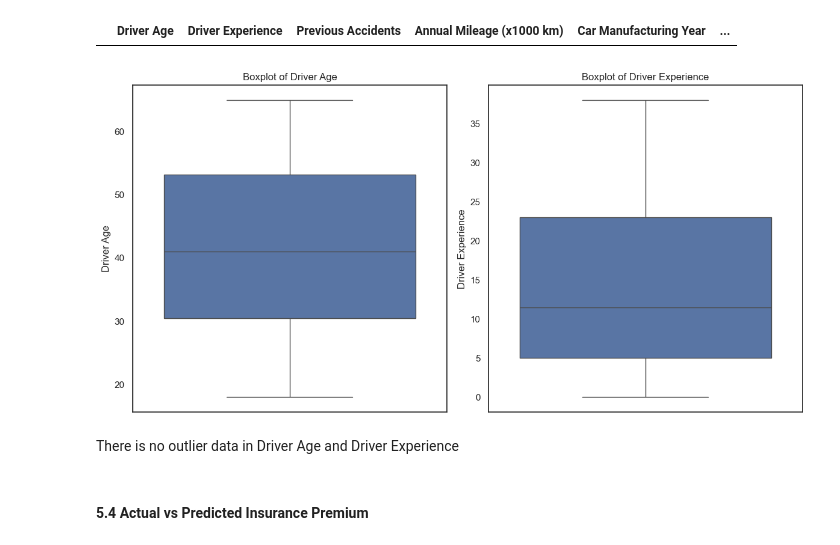
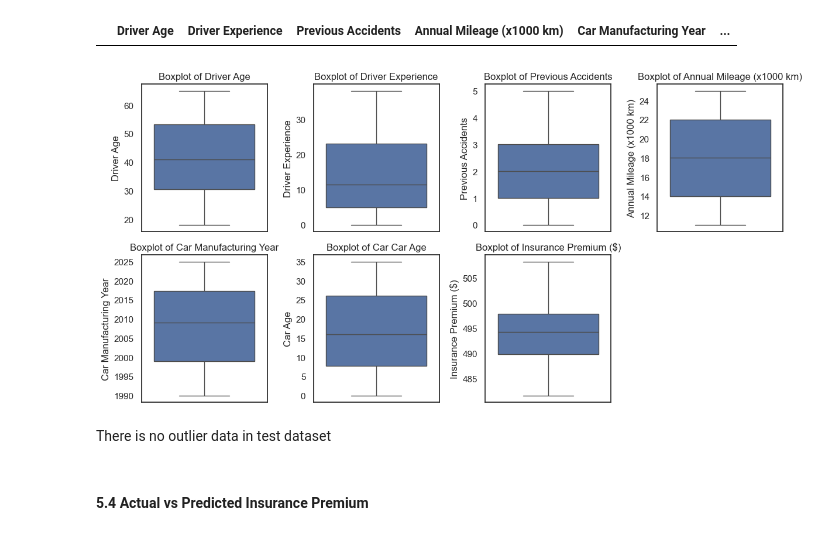
Before and after one commit to Yan1702/IOD17Feb, a Jupyter notebook: MiniProject1/MiniProject1.ipynb, the cells around one changed output. Cells and saved outputs as stored; diff of their text form; code cells hidden in the pictures.

```diff
--- a/MiniProject1/MiniProject1.ipynb
+++ b/MiniProject1/MiniProject1.ipynb
@@ -544,25 +569,50 @@ df_test[(df_test['Driver Experience'] > 50) | (df_test['Driver Experience'] < 0)
 # %% [output]
 |  | Driver Age | Driver Experience | Previous Accidents | Annual Mileage (x1000 km) | Car Manufacturing Year | ... |
 # %%
-# Create boxplots for Driver Age and Driver Experience
+# Create boxplots for each column
 plt.figure(figsize=(12, 6))
 
 # Driver Age boxplot
-plt.subplot(1, 2, 1)
+plt.subplot(2, 4, 1)
 sns.boxplot(y=df_test['Driver Age'])
 plt.title('Boxplot of Driver Age')
 
 # Driver Experience boxplot
-plt.subplot(1, 2, 2)
+plt.subplot(2, 4, 2)
 sns.boxplot(y=df_test['Driver Experience'])
 plt.title('Boxplot of Driver Experience')
 
+# Previous Accidents
+plt.subplot(2, 4, 3)
+sns.boxplot(y=df_test['Previous Accidents'])
+plt.title('Boxplot of Previous Accidents')
+
+# Annual Mileage (x1000 km)
+plt.subplot(2, 4, 4)
+sns.boxplot(y=df_test['Annual Mileage (x1000 km)'])
+plt.title('Boxplot of Annual Mileage (x1000 km)')
+
+# Car Manufacturing Year
+plt.subplot(2, 4, 5)
+sns.boxplot(y=df_test['Car Manufacturing Year'])
+plt.title('Boxplot of Car Manufacturing Year')
+
+# Car Age
+plt.subplot(2, 4, 6)
+sns.boxplot(y=df_test['Car Age'])
+plt.title('Boxplot of Car Car Age')
+
+# Insurance Premium ($)
+plt.subplot(2, 4, 7)
+sns.boxplot(y=df_test['Insurance Premium ($)'])
+plt.title('Boxplot of Insurance Premium ($)')
+
 plt.tight_layout()
 plt.show()
 # %% [output]
-[figure, old version]
+[figure, new version]
 # %% [markdown]
-There is no outlier data in Driver Age and Driver Experience
+There is no outlier data in test dataset
 # %% [markdown]
 #### 5.4 Actual vs Predicted Insurance Premium
 # %%
```
Also changed, not shown: parts of 7 cells of this notebook, 1 other file.
